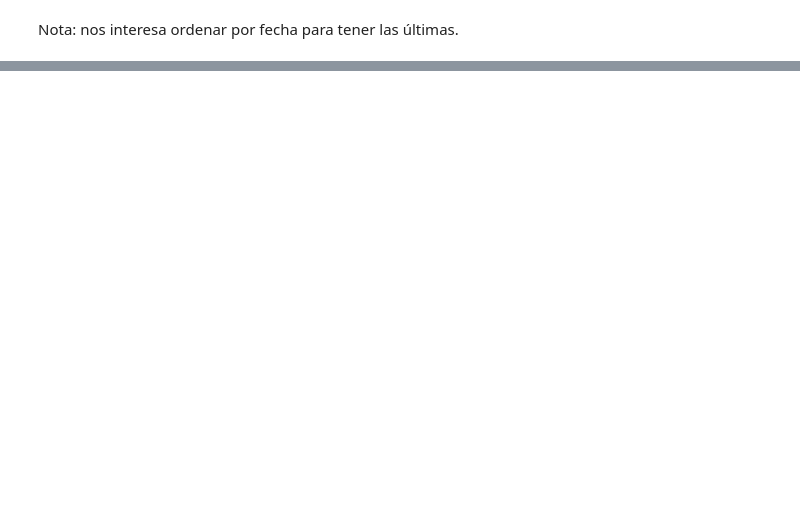
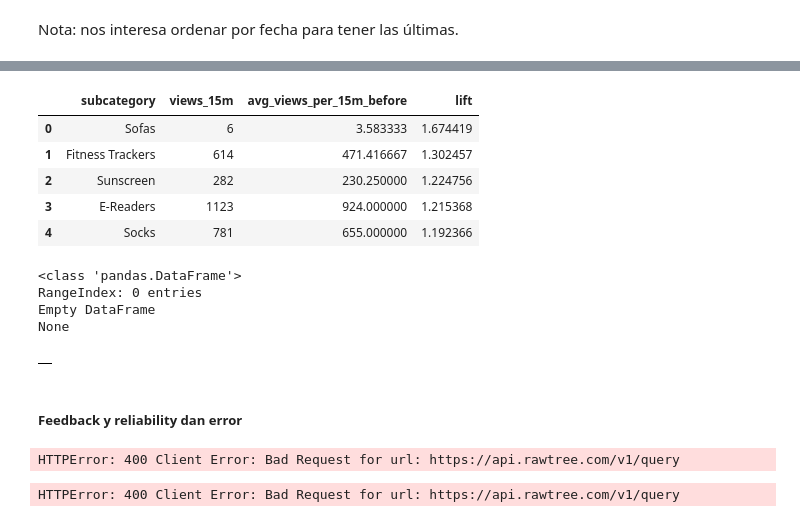
Before and after one commit to ANGELMC113/datathon-2026-ratitas, a Jupyter notebook: scripts/data_analysis.ipynb, the cells around one changed output, grey strips where cells are left out. Drawn from its saved outputs; the diff is of its cells as text; code cells hidden in the pictures; blank space fills up the shorter version.

```diff
--- a/scripts/data_analysis.ipynb
+++ b/scripts/data_analysis.ipynb
@@ -127,0 +338,79 @@ sql("")
+# %%
+subcategory_trend_comparison_df = sql("""
+SELECT c.subcategory::String AS subcategory,
+       countIf(e.ts > now() - INTERVAL 15 MINUTE)        AS views_15m,
+       countIf(e.ts <= now() - INTERVAL 15 MINUTE) / 12  AS avg_views_per_15m_before,
+       views_15m / greatest(avg_views_per_15m_before, 1) AS lift
+FROM shop.events AS e
+INNER JOIN shop.catalog AS c ON c.product_id::String = e.product_id::String
+WHERE e.event_type = 'view' AND e.ts > now() - INTERVAL 195 MINUTE
+GROUP BY subcategory
+ORDER BY lift DESC
+LIMIT 10;
+""")
+subcategory_trend_comparison_df.head()
+# %% [output]
+|  | subcategory | views_15m | avg_views_per_15m_before | lift |
+| 0 | Sofas | 6 | 3.583333 | 1.674419 |
+| 1 | Fitness Trackers | 614 | 471.416667 | 1.302457 |
+| 2 | Sunscreen | 282 | 230.250000 | 1.224756 |
+| 3 | E-Readers | 1123 | 924.000000 | 1.215368 |
+| 4 | Socks | 781 | 655.000000 | 1.192366 |
+# %%
+coviews_df = sql("""
+SELECT b.product_id AS also_viewed, count() AS sessions
+FROM (SELECT session_id::String AS session_id, product_id::String AS product_id FROM shop.history_events WHERE event_type = 'view') AS a
+INNER JOIN (SELECT session_id::String AS session_id, product_id::String AS product_id FROM shop.history_events WHERE event_type = 'view') AS b
+    ON a.session_id = b.session_id
+WHERE a.product_id = 'p_xxxxxx' AND b.product_id != a.product_id
+GROUP BY also_viewed
+ORDER BY sessions DESC
+LIMIT 20;
+""")
+print(coviews_df.info())
+coviews_df.head()
+# %% [output]
+<class 'pandas.DataFrame'>
+RangeIndex: 0 entries
+Empty DataFrame
+None
+|  |
+# %% [markdown]
+##### Feedback y reliability dan error
+# %%
+feedback_df = sql("""
+SELECT toStartOfHour(ts::DateTime64(3)) AS hour,
+       served_by::String                   AS served_by,
+       count()                             AS requests,
+       100 * countIf(clicked != '') / count()   AS ctr_pct,
+       100 * countIf(purchased != '') / count() AS conversion_pct,
+       sum(revenue_eur::Float64) / count()      AS revenue_per_request
+FROM team_NN.feedback
+WHERE request_id != '__init__'
+GROUP BY hour, served_by
+ORDER BY hour DESC, served_by;
+""")
+feedback_df.head()
+# %% [output]
+HTTPError: 400 Client Error: Bad Request for url: https://api.rawtree.com/v1/query
+# %%
+reliability_df = sql("""
+SELECT fallback_reason::String              AS fallback_reason,
+       count()                              AS requests,
+       quantile(0.5)(latency_ms::Float64)   AS p50_ms,
+       quantile(0.95)(latency_ms::Float64)  AS p95_ms
+FROM team_NN.feedback
+WHERE ts > now() - INTERVAL 30 MINUTE AND request_id != '__init__'
+GROUP BY fallback_reason;
+
+
+-- 7. Which slots get clicked? (position bias in the old system's log)
+SELECT indexOf(shown, clicked) AS slot, count() AS clicks
+FROM shop.history_sessions
+WHERE clicked IS NOT NULL
+GROUP BY slot
+ORDER BY slot;
+""")
+reliability_df.head()
+# %% [output]
+HTTPError: 400 Client Error: Bad Request for url: https://api.rawtree.com/v1/query
```
Also changed, not shown: parts of 40 cells of this notebook, 4 other files.
